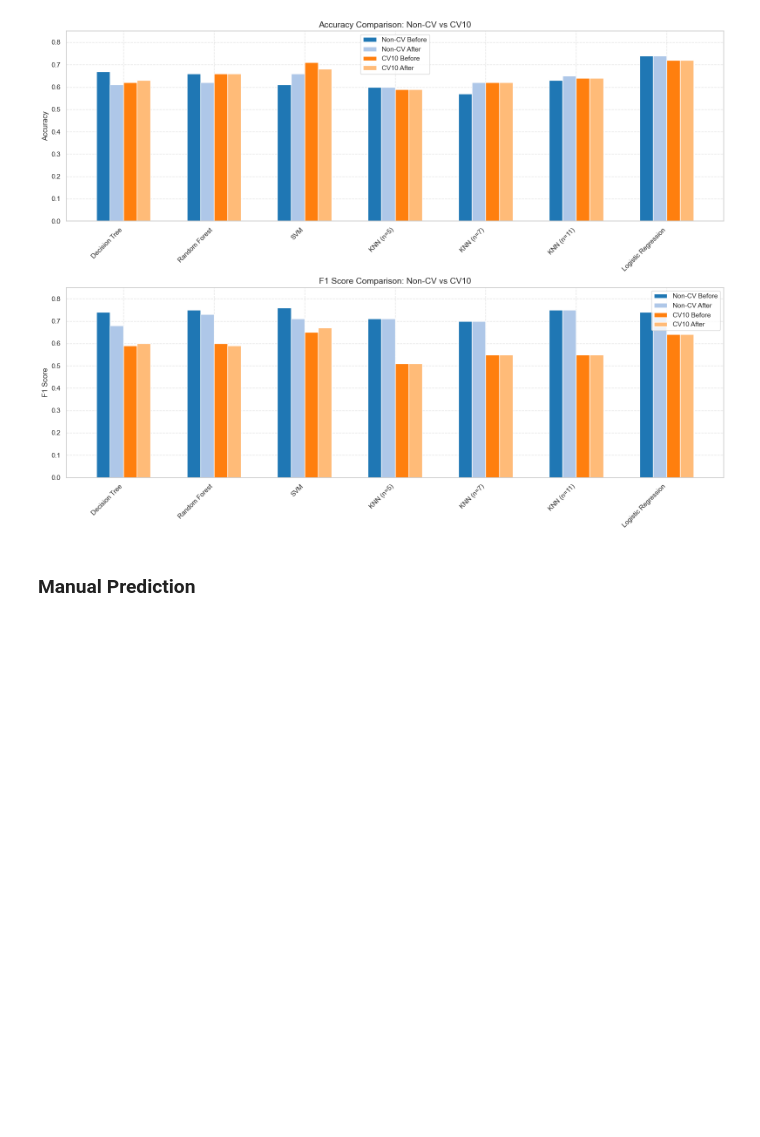
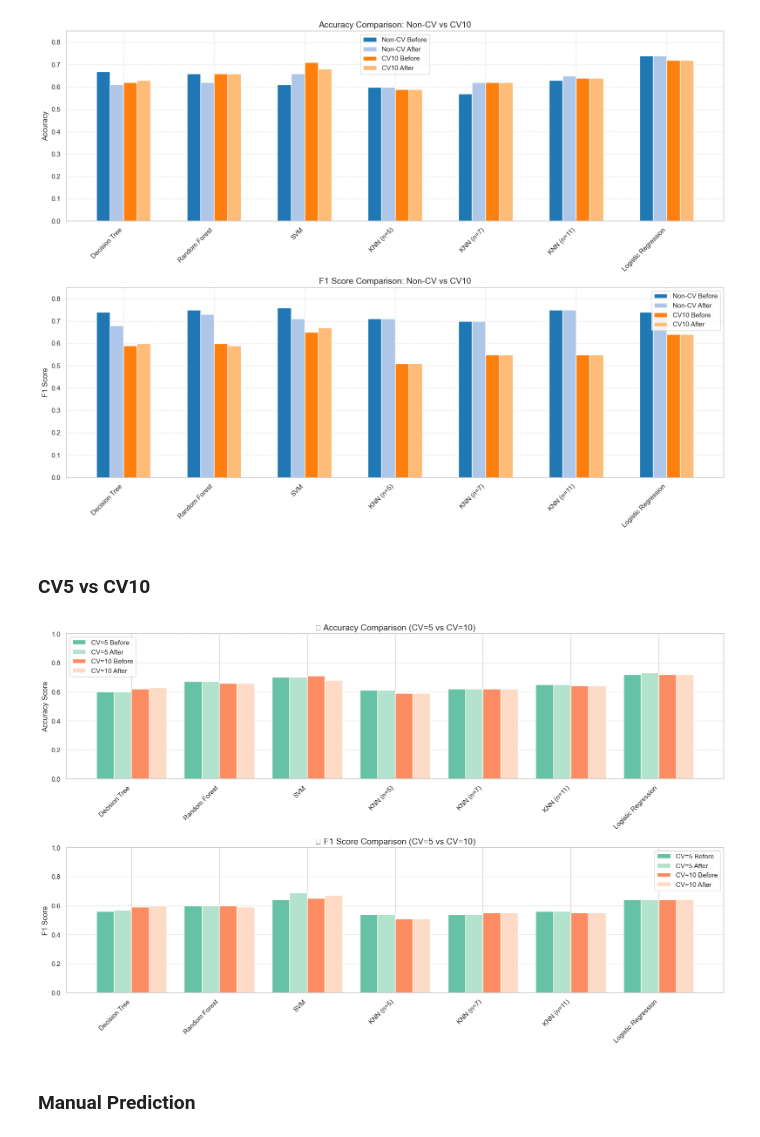
Before and after one commit to SakibMizan/MLProjectStudentPerformance, a Jupyter notebook: SakibMizanProject.ipynb, the cells around one changed output. Cells and saved outputs as stored; diff of their text form; code cells hidden in the pictures; blank space fills up the shorter version.

Commit message:
cv5 vs cv10 visualization

```diff
--- a/SakibMizanProject.ipynb
+++ b/SakibMizanProject.ipynb
@@ -1516,6 +1516,60 @@ plt.subplots_adjust(hspace=0.35)
 plt.show()
 # %% [output]
 [figure]
+# %% [markdown]
+### CV5 vs CV10
+# %%
+models = ['Decision Tree', 'Random Forest', 'SVM', 'KNN (n=5)', 'KNN (n=7)', 'KNN (n=11)', 'Logistic Regression']
+x = np.arange(len(models))
+width = 0.2
+
+# CV=5 scores
+cv5_acc_before = [0.60, 0.67, 0.70, 0.61, 0.62, 0.65, 0.72]
+cv5_acc_after  = [0.60, 0.67, 0.70, 0.61, 0.62, 0.65, 0.73]
+cv5_f1_before  = [0.56, 0.60, 0.64, 0.54, 0.54, 0.56, 0.64]
+cv5_f1_after   = [0.57, 0.60, 0.69, 0.54, 0.54, 0.56, 0.64]
+
+# CV=10 scores
+cv10_acc_before = [0.62, 0.66, 0.71, 0.59, 0.62, 0.64, 0.72]
+cv10_acc_after  = [0.63, 0.66, 0.68, 0.59, 0.62, 0.64, 0.72]
+cv10_f1_before  = [0.59, 0.60, 0.65, 0.51, 0.55, 0.55, 0.64]
+cv10_f1_after   = [0.60, 0.59, 0.67, 0.51, 0.55, 0.55, 0.64]
+
+
+plt.figure(figsize=(16, 10))
+
+# --- Accuracy ---
+plt.subplot(2, 1, 1)
+plt.bar(x - 1.5*width, cv5_acc_before, width, label='CV=5 Before', color='#66c2a5')
+plt.bar(x - 0.5*width, cv5_acc_after, width, label='CV=5 After', color='#b3e2cd')
+plt.bar(x + 0.5*width, cv10_acc_before, width, label='CV=10 Before', color='#fc8d62')
+plt.bar(x + 1.5*width, cv10_acc_after, width, label='CV=10 After', color='#fddbc7')
+
+plt.xticks(x, models, rotation=45, ha='right')
+plt.ylabel("Accuracy Score")
+plt.title("🔍 Accuracy Comparison (CV=5 vs CV=10)", fontsize=14)
+plt.ylim(0, 1)
+plt.grid(axis='y', linestyle='--', alpha=0.6)
+plt.legend()
+
+# --- F1 Score ---
+plt.subplot(2, 1, 2)
+plt.bar(x - 1.5*width, cv5_f1_before, width, label='CV=5 Before', color='#66c2a5')
+plt.bar(x - 0.5*width, cv5_f1_after, width, label='CV=5 After', color='#b3e2cd')
+plt.bar(x + 0.5*width, cv10_f1_before, width, label='CV=10 Before', color='#fc8d62')
+plt.bar(x + 1.5*width, cv10_f1_after, width, label='CV=10 After', color='#fddbc7')
+
+plt.xticks(x, models, rotation=45, ha='right')
+plt.ylabel("F1 Score")
+plt.title("📊 F1 Score Comparison (CV=5 vs CV=10)", fontsize=14)
+plt.ylim(0, 1)
+plt.grid(axis='y', linestyle='--', alpha=0.6)
+plt.legend()
+
+plt.tight_layout()
+plt.show()
+# %% [output]
+[figure, added]
 # %% [markdown]
 ### Manual Prediction
 # %%
```
